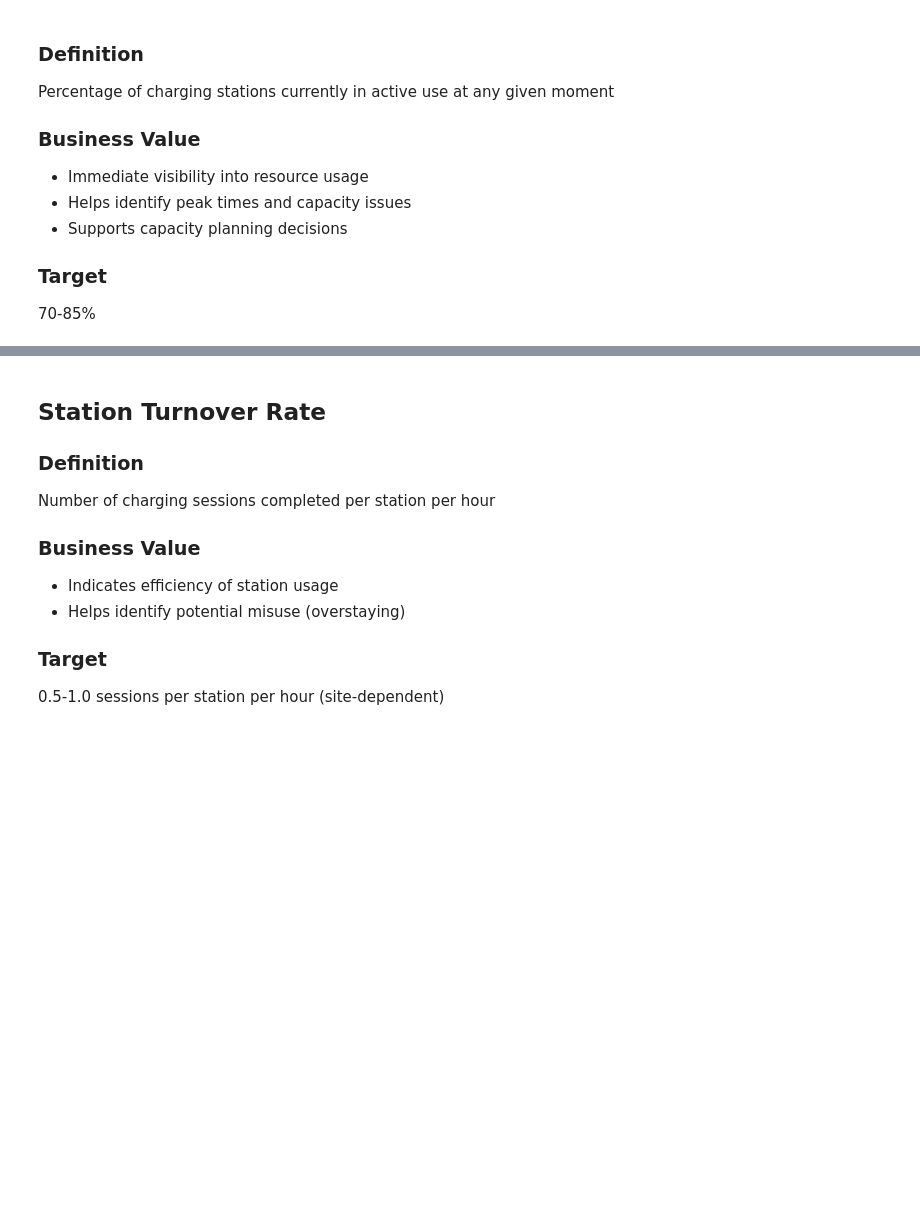
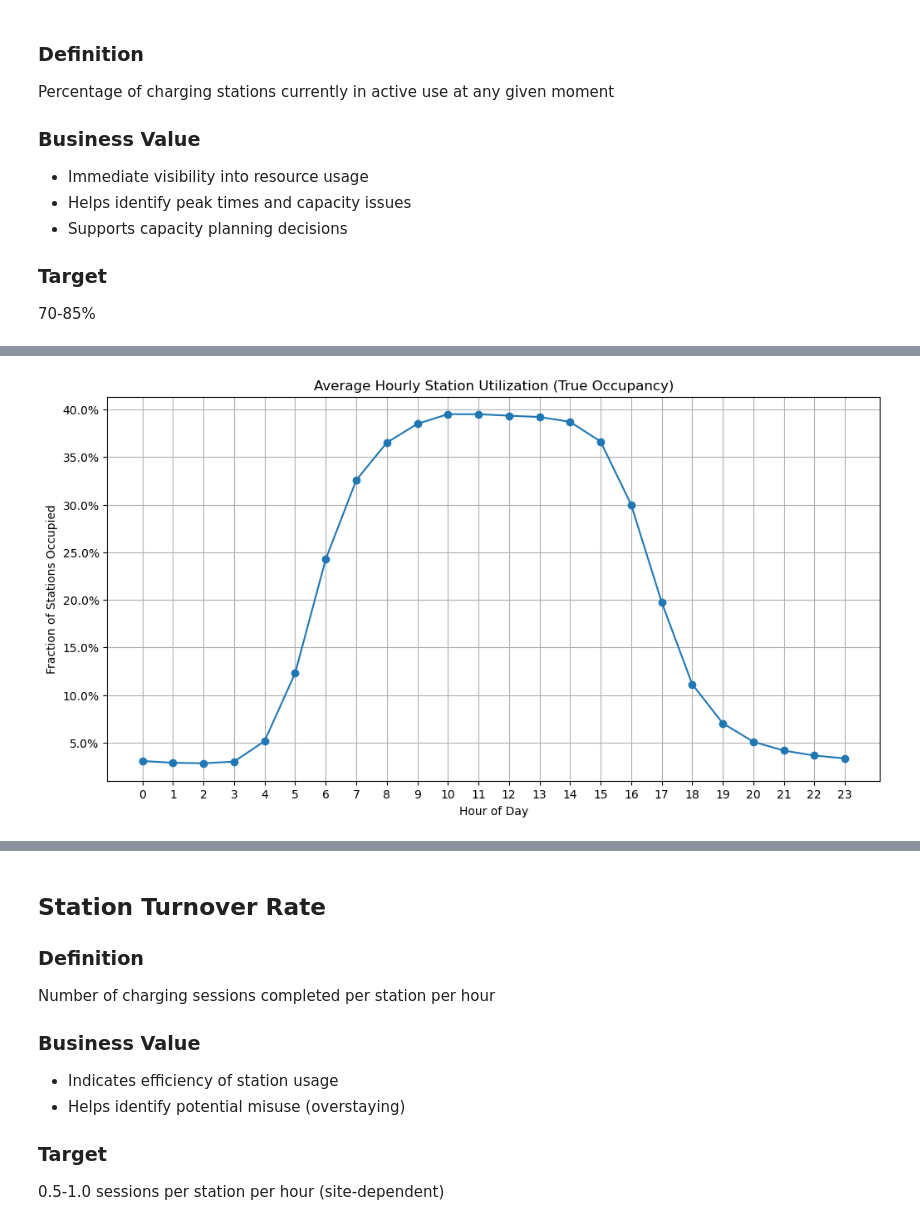
Before and after one commit to Sithkiller3000/AA2024, a Jupyter notebook: descriptive_analytics/descriptive_analytics_2b.ipynb, the cells around one changed output, grey strips where cells are left out. Cells and saved outputs as stored; diff of their text form; code cells hidden in the pictures; blank space fills up the shorter version.

```diff
--- a/descriptive_analytics/descriptive_analytics_2b.ipynb
+++ b/descriptive_analytics/descriptive_analytics_2b.ipynb
@@ -120,0 +48,81 @@ plt.show()
+# %%
+stations_per_site = df.groupby('siteID')['stationID'].nunique()
+
+df_occ = df[['siteID', 'stationID', 'connectionTime', 'disconnectTime']].copy()
+
+df_occ['start_hour'] = df_occ['connectionTime'].dt.floor('h')
+df_occ['end_hour']   = df_occ['disconnectTime'].dt.floor('h')
+
+# each row, a list of hourly timestamps the session occupied
+def generate_hour_range(row):
+    # If end_hour is earlier than start_hour return empty
+    if row['end_hour'] < row['start_hour']:
+        return []
+    return pd.date_range(start=row['start_hour'], end=row['end_hour'], freq='h')
+
+df_occ['hours_active'] = df_occ.apply(generate_hour_range, axis=1)
+
+# each hour on its own row
+df_exploded = df_occ.explode('hours_active', ignore_index=True)
+
+# drop empty rows
+df_exploded.dropna(subset=['hours_active'], inplace=True)
+
+df_exploded['date'] = df_exploded['hours_active'].dt.date
+df_exploded['hour'] = df_exploded['hours_active'].dt.hour
+
+# Group by site, date, hour; count unique stations occupied
+hourly_occ = (
+    df_exploded
+    .groupby(['siteID', 'date', 'hour'])['stationID']
+    .nunique()
+    .reset_index(name='stations_occupied')
+)
+
+# Calculate utilization percentage
+hourly_occ['utilization'] = hourly_occ.apply(
+    lambda x: x['stations_occupied'] / stations_per_site[x['siteID']],
+    axis=1
+)
+
+# Group by siteID, hour and compute the mean (averaged utilization across the days)
+avg_hourly_utilization = (
+    hourly_occ
+    .groupby(['siteID', 'hour'], as_index=False)['utilization']
+    .mean()
+)
+
+plt.figure(figsize=(12, 6))
+
+# Group across all sites by 'hour' and take the mean utilization
+overall_avg = avg_hourly_utilization.groupby('hour')['utilization'].mean()
+
+plt.plot(overall_avg.index, overall_avg.values, marker='o')
+plt.title('Average Hourly Station Utilization (True Occupancy)')
+plt.xlabel('Hour of Day')
+plt.ylabel('Fraction of Stations Occupied')
+# Format y-axis as percentage
+plt.gca().yaxis.set_major_formatter(plt.FuncFormatter(lambda y, _: '{:.1%}'.format(y)))
+plt.grid(True)
+plt.xticks(range(0, 24))
+plt.show()
+
+
+plt.figure(figsize=(12, 6))
+
+for site in [1, 2]:
+    site_data = avg_hourly_utilization[avg_hourly_utilization['siteID'] == site]
+    plt.plot(site_data['hour'], site_data['utilization'],
+             label=f'Site {site}', marker='o')
+
+plt.title('Average Hourly Station Utilization by Site (True Occupancy)')
+plt.xlabel('Hour of Day')
+plt.ylabel('Fraction of Stations Occupied')
+plt.legend()
+plt.grid(True)
+plt.xticks(range(0, 24))
+# Format y-axis as percentage
+plt.gca().yaxis.set_major_formatter(plt.FuncFormatter(lambda y, _: '{:.1%}'.format(y)))
+plt.show()
+# %% [output]
+[figure, added]
```
Also changed, not shown: parts of 15 cells of this notebook.
